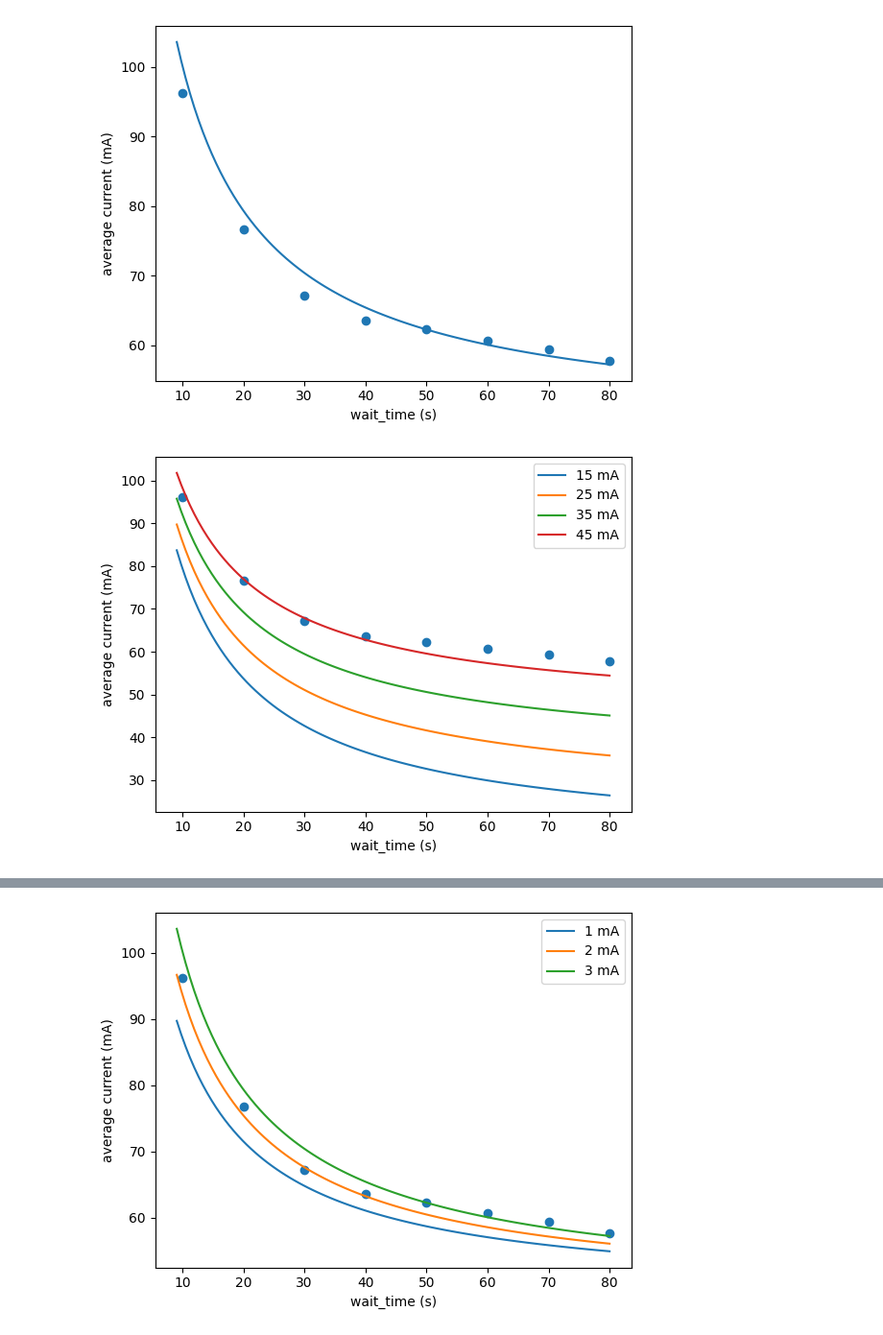
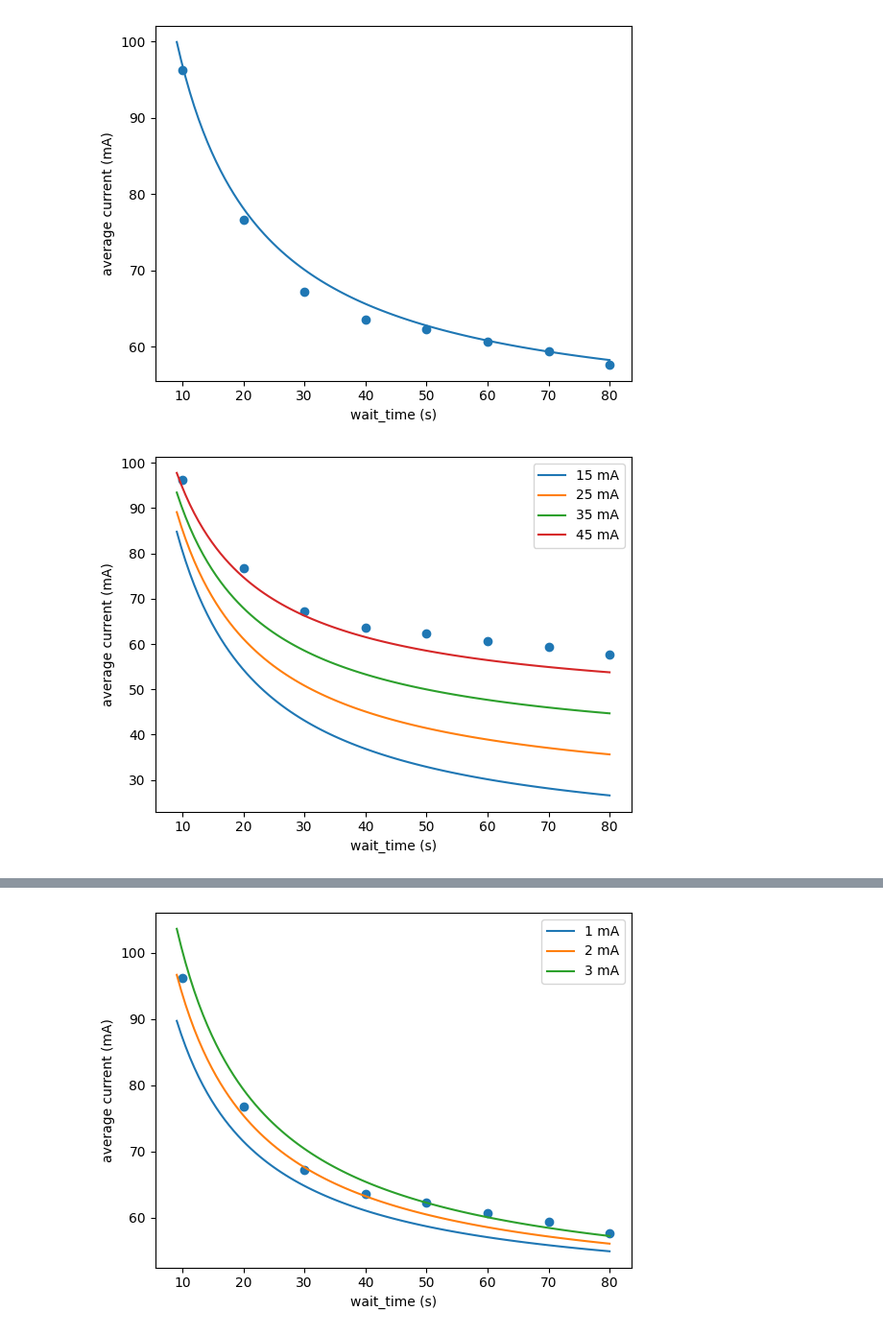
Before and after one commit to elinbjorck/Beehive_theft_detection, a Jupyter notebook: current_powerVStime.ipynb, the cells around one changed output, grey strips where cells are left out. Shown at 96% size. Drawn from its saved outputs; the diff is of its cells as text; code cells hidden in the pictures.

```diff
--- a/current_powerVStime.ipynb
+++ b/current_powerVStime.ipynb
@@ -7,25 +7,27 @@ avg_current = [96.2, 76.7, 67.2, 63.6, 62.3, 60.7, 59.4, 57.7]
 
 x = np.linspace(9.1, 80, 100)
 def f(x):
-    return 48 + 0.7 * ((5+3) / (x+5)) * 140
+    return 50 + ((5+3) / (x+5)) * 88
 plt.scatter(time, avg_current)
 plt.plot(x, f(x))
 plt.xlabel('wait_time (s)')
 plt.ylabel('average current (mA)')
+plt.savefig('currentVStimeLine.pdf', format = 'pdf')
 plt.show()
 # %% [output]
-[figure, old version]
+[figure, new version]
 # %%
 def f1(x, ib):
-    return ib + 0.7 * ((5+3) / (x+5)) * (140 + (48 - ib))
+    return ib + ((5+3) / (x+5)) * (88 + (50 - ib))
 plt.scatter(time, avg_current)
 for ib in range(15, 50, 10):
  plt.plot(x, f1(x, ib), label='{} mA'.format(ib))
  plt.legend(loc='upper right')
 plt.xlabel('wait_time (s)')
 plt.ylabel('average current (mA)')
+plt.savefig('adjustBaseCurrent.pdf', format = 'pdf')
 plt.show()
 # %% [output]
-[figure, old version]
+[figure, new version]
 # %%
 def f2(x, icu):
```
Also changed, not shown: parts of 1 cell of this notebook, 7 other files.
